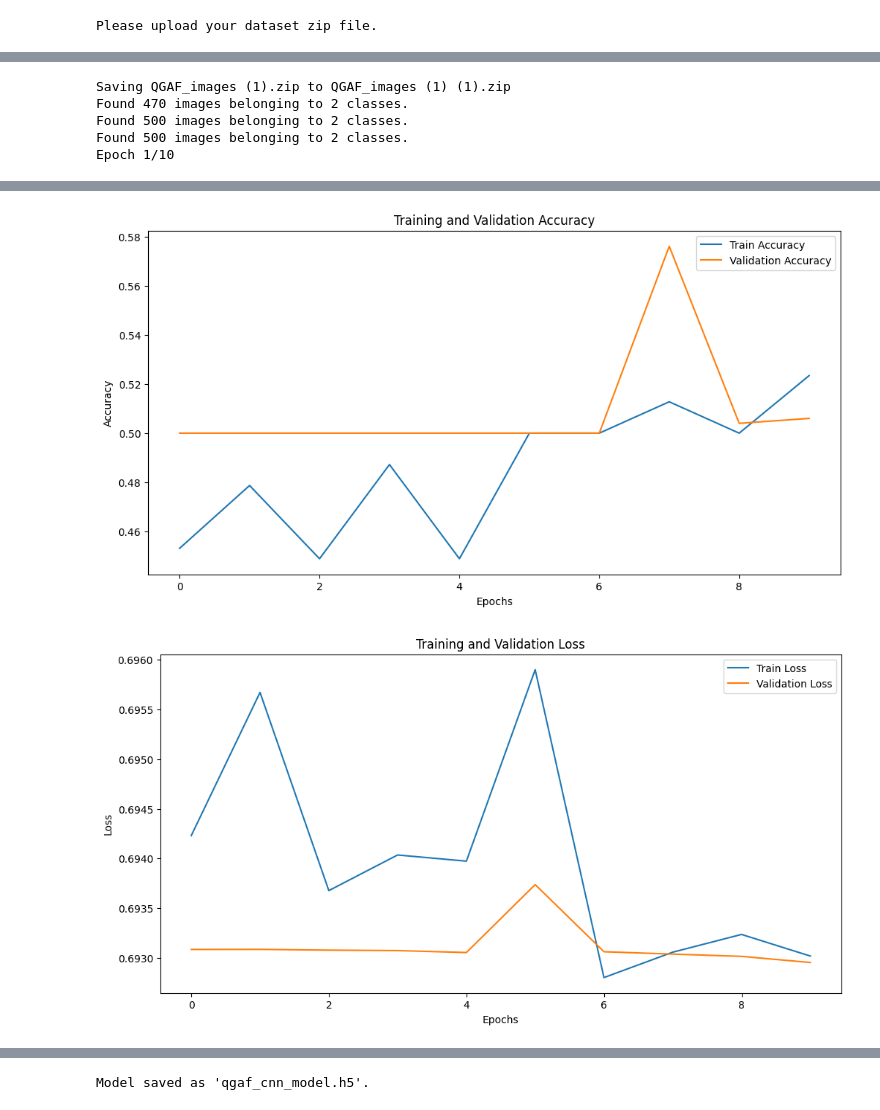
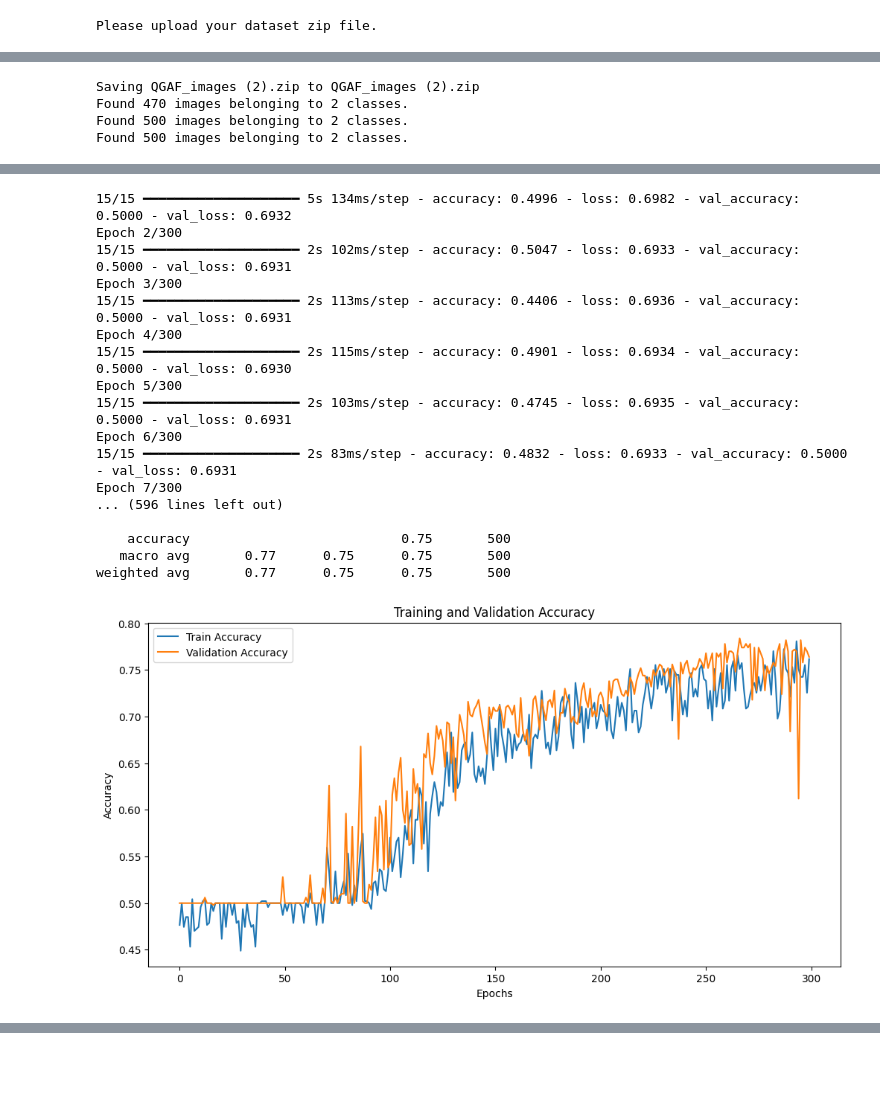
Before and after one commit to ChiraagNadig/Quantum-ML-Research, a Jupyter notebook: QTS_Paper_Architecture_CNN_Test.ipynb, the cells around one changed output, grey strips where cells are left out. Saved outputs shown, nothing was run; the diff lists cells and outputs as text; code cells hidden in the pictures; blank space fills up the shorter version.

```diff
--- a/QTS_Paper_Architecture_CNN_Test.ipynb
+++ b/QTS_Paper_Architecture_CNN_Test.ipynb
@@ -89,7 +89,7 @@ model = Sequential([
 model.compile(optimizer=Adam(learning_rate=0.001), loss='binary_crossentropy', metrics=['accuracy'])
 
 # Train the model
-epochs = 10
+epochs = 300
 history = model.fit(
     train_generator,
     validation_data=validation_generator,
@@ -134,8 +134,7 @@ print("Model saved as 'qgaf_cnn_model.h5'.")
 # %% [output]
 Please upload your dataset zip file.
 [interactive output not drawn]
-Saving QGAF_images (1).zip to QGAF_images (1) (1).zip
+Saving QGAF_images (2).zip to QGAF_images (2).zip
 Found 470 images belonging to 2 classes.
 Found 500 images belonging to 2 classes.
 Found 500 images belonging to 2 classes.
-Epoch 1/10
@@ -159,2 +142,18 @@ weighted avg       0.65      0.51      0.35       500
+15/15 ━━━━━━━━━━━━━━━━━━━━ 5s 134ms/step - accuracy: 0.4996 - loss: 0.6982 - val_accuracy: 0.5000 - val_loss: 0.6932
+Epoch 2/300
+15/15 ━━━━━━━━━━━━━━━━━━━━ 2s 102ms/step - accuracy: 0.5047 - loss: 0.6933 - val_accuracy: 0.5000 - val_loss: 0.6931
+Epoch 3/300
+15/15 ━━━━━━━━━━━━━━━━━━━━ 2s 113ms/step - accuracy: 0.4406 - loss: 0.6936 - val_accuracy: 0.5000 - val_loss: 0.6931
+Epoch 4/300
+15/15 ━━━━━━━━━━━━━━━━━━━━ 2s 115ms/step - accuracy: 0.4901 - loss: 0.6934 - val_accuracy: 0.5000 - val_loss: 0.6930
+Epoch 5/300
+15/15 ━━━━━━━━━━━━━━━━━━━━ 2s 103ms/step - accuracy: 0.4745 - loss: 0.6935 - val_accuracy: 0.5000 - val_loss: 0.6931
+Epoch 6/300
+15/15 ━━━━━━━━━━━━━━━━━━━━ 2s 83ms/step - accuracy: 0.4832 - loss: 0.6933 - val_accuracy: 0.5000 - val_loss: 0.6931
+Epoch 7/300
+... (596 lines left out)
+
+    accuracy                           0.75       500
+   macro avg       0.77      0.75      0.75       500
+weighted avg       0.77      0.75      0.75       500
-[figure, old version]
+[figure, new version]
-[figure, removed]
@@ -162 +159,0 @@ WARNING:absl:You are saving your model as an HDF5 file via `model.save()` or `ke
-Model saved as 'qgaf_cnn_model.h5'.
```
Also changed, not shown: parts of 1 cell of this notebook.
